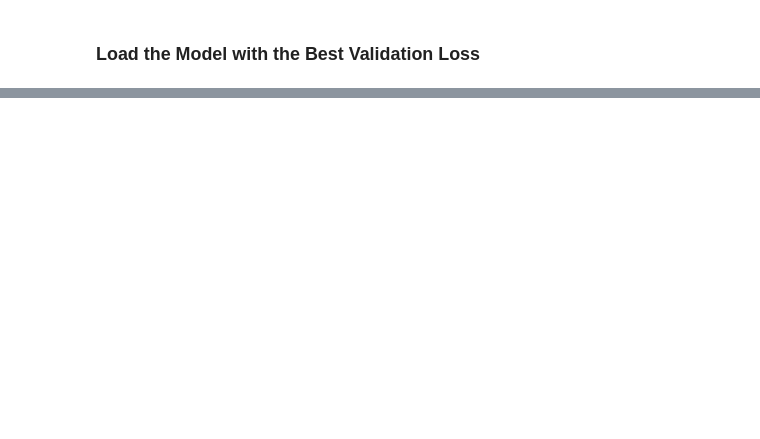
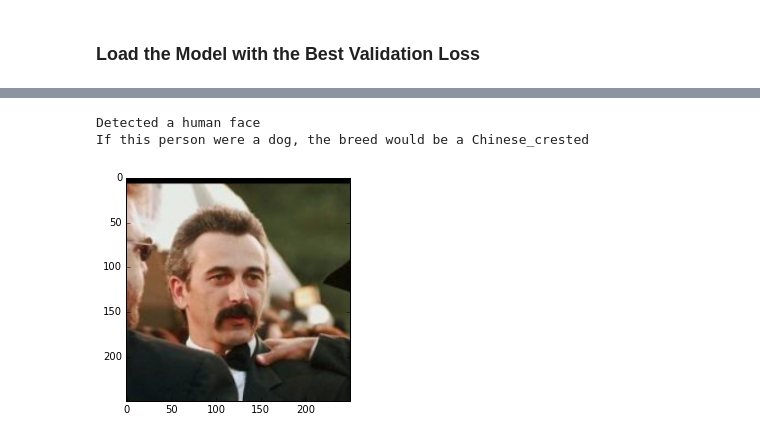
Before and after one commit to yanfei-wu/ai-term2, a Jupyter notebook: cnn_dog/dog_app.ipynb, the cells around one changed output, grey strips where cells are left out. Cells and saved outputs as stored; diff of their text form; code cells hidden in the pictures; blank space fills up the shorter version.

```diff
--- a/cnn_dog/dog_app.ipynb
+++ b/cnn_dog/dog_app.ipynb
@@ -700,0 +656,6 @@ redict_breed('dogImages/train/002.Afghan_hound/Afghan_hound_00081.jpg')
+# %%
+predict_breed('lfw/Aaron_Tippin/Aaron_Tippin_0001.jpg')
+# %% [output]
+Detected a human face
+If this person were a dog, the breed would be a Chinese_crested
+[figure, added]
```
Also changed, not shown: parts of 54 cells of this notebook.
